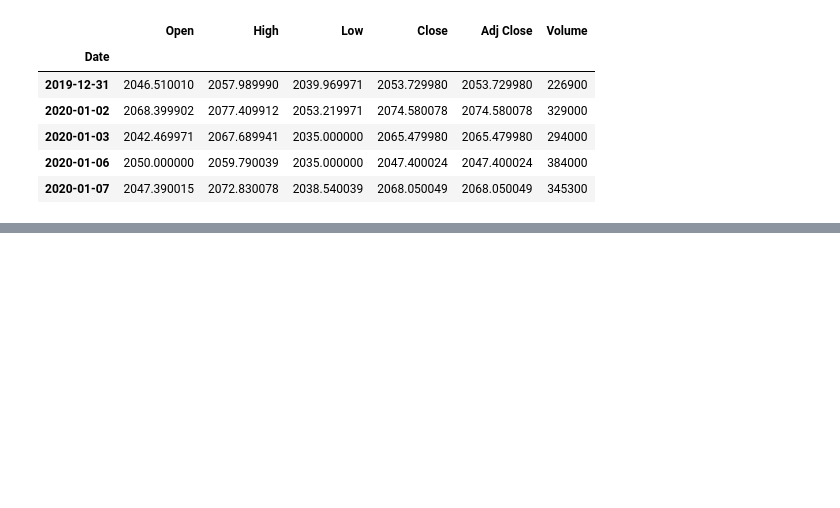
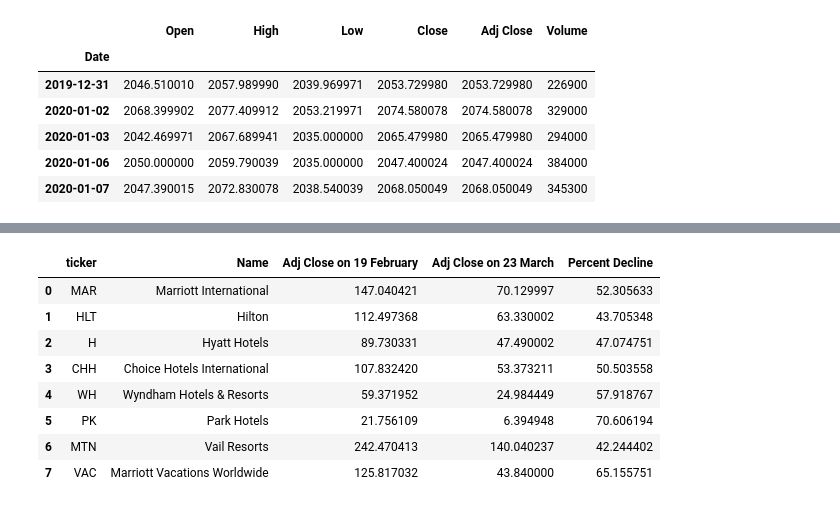
Before and after one commit to ritik-k/Stock_Market_Analysis, a Jupyter notebook: scratch.ipynb, the cells around one changed output, grey strips where cells are left out. Drawn from its saved outputs; the diff is of its cells as text; code cells hidden in the pictures; blank space fills up the shorter version.

```diff
--- a/scratch.ipynb
+++ b/scratch.ipynb
@@ -185,0 +181,6 @@ fig.add_shape(
+# %%
+# Hotels & Resorts industry
+plot_f(stock['MAR'],stock['HLT'],stock['H'],stock['CHH'],stock['WH'],stock['PK'],stock['MTN'],stock['VAC'])
+hotels = df_f(stock['MAR'],stock['HLT'],stock['H'],stock['CHH'],stock['WH'],stock['PK'],stock['MTN'],stock['VAC'])
+hotels
+# %% [output]
@@ -185,0 +188,9 @@ fig.add_shape(
+|  | ticker | Name | Adj Close on 19 February | Adj Close on 23 March | Percent Decline |
+| 0 | MAR | Marriott International | 147.040421 | 70.129997 | 52.305633 |
+| 1 | HLT | Hilton | 112.497368 | 63.330002 | 43.705348 |
+| 2 | H | Hyatt Hotels | 89.730331 | 47.490002 | 47.074751 |
+| 3 | CHH | Choice Hotels International | 107.832420 | 53.373211 | 50.503558 |
+| 4 | WH | Wyndham Hotels & Resorts | 59.371952 | 24.984449 | 57.918767 |
+| 5 | PK | Park Hotels | 21.756109 | 6.394948 | 70.606194 |
+| 6 | MTN | Vail Resorts | 242.470413 | 140.040237 | 42.244402 |
+| 7 | VAC | Marriott Vacations Worldwide | 125.817032 | 43.840000 | 65.155751 |
```
Also changed, not shown: parts of 24 cells of this notebook, 14 other files.
